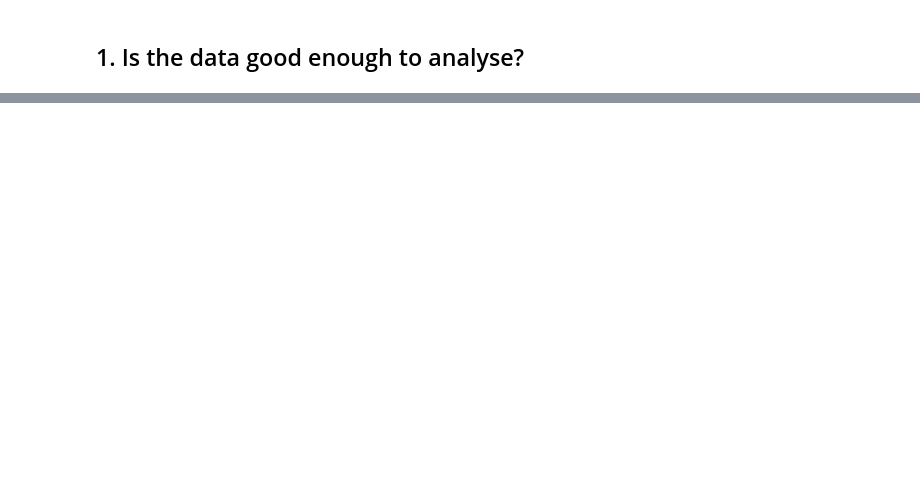
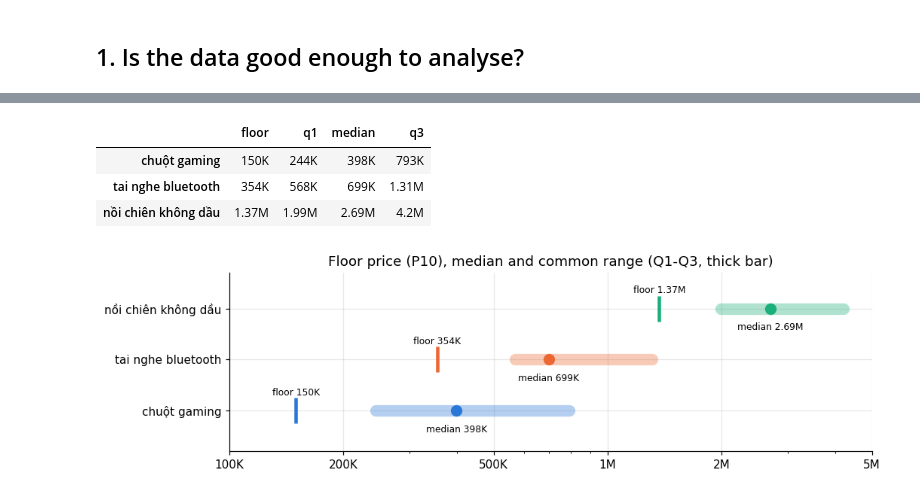
Before and after one commit to NamAnh-dev/Web-Crawler-for-E-commerce-Prices, a Jupyter notebook: notebooks/02_price_analysis.ipynb, the cells around one changed output, grey strips where cells are left out. Cells and saved outputs as stored; diff of their text form; code cells hidden in the pictures; blank space fills up the shorter version.

```diff
--- a/notebooks/02_price_analysis.ipynb
+++ b/notebooks/02_price_analysis.ipynb
@@ -185,6 +41,0 @@ Computed on normal prices only (see `analysis/pricing.py`):
-# %%
-rows = []
-for keyword, group in main.groupby("keyword", sort=False):
-    rows.append({"keyword": keyword, **price_band(group)})
-bands = pd.DataFrame(rows).set_index("keyword")[["floor", "q1", "median", "q3", "sales_weighted_median"]]
-(bands / 1000).astype(int)  # in thousand VND
@@ -545,0 +102,9 @@ This needs two snapshots one week apart, so it is not run here: the sample is a
+# %%
+df["price_flag"] = df.groupby("keyword")["price"].transform(flag_prices)
+
+rows = []
+for keyword, group in df.groupby("keyword", sort=False):
+    low, high = price_fences(group["price"])
+    rows.append({"keyword": keyword, "lowest normal price": short(low), "highest normal price": short(high),
+                 "unusual": int((group["price_flag"] != "normal").sum()), "products": len(group)})
+pd.DataFrame(rows).set_index("keyword")
@@ -545,0 +146,33 @@ This needs two snapshots one week apart, so it is not run here: the sample is a
+# %%
+normal = df[df["price_flag"] == "normal"]
+
+bands = {}
+for keyword, group in normal.groupby("keyword", sort=False):
+    bands[keyword] = reference_prices(group["price"])
+bands = pd.DataFrame(bands).T[["floor", "q1", "median", "q3"]]
+bands.map(short)
+# %% [output]
+|  | floor | q1 | median | q3 |
+| chuột gaming | 150K | 244K | 398K | 793K |
+| tai nghe bluetooth | 354K | 568K | 699K | 1.31M |
+| nồi chiên không dầu | 1.37M | 1.99M | 2.69M | 4.2M |
+# %%
+fig, ax = plt.subplots(figsize=(10, 2.8))
+for y, keyword in enumerate(bands.index):
+    band = bands.loc[keyword]
+    color = COLORS[keyword]
+    ax.plot([band["q1"], band["q3"]], [y, y], color=color, linewidth=10, alpha=0.35, solid_capstyle="round")
+    ax.plot(band["median"], y, "o", color=color, markersize=9)
+    ax.plot(band["floor"], y, "|", color=color, markersize=22, markeredgewidth=3)
+    ax.text(band["floor"], y + 0.3, f"floor {short(band['floor'])}", ha="center", fontsize=8)
+    ax.text(band["median"], y - 0.42, f"median {short(band['median'])}", ha="center", fontsize=8)
+ax.set_xscale("log")
+ax.set_xticks([100_000, 200_000, 500_000, 1_000_000, 2_000_000, 5_000_000])
+ax.xaxis.set_major_formatter(lambda x, _: short(x))
+ax.set_yticks(range(len(bands)), bands.index)
+ax.set_ylim(-0.8, len(bands) - 0.3)
+ax.set_title("Floor price (P10), median and common range (Q1-Q3, thick bar)")
+fig.savefig(FIGURES / "reference_prices.png", bbox_inches="tight")
+plt.show()
+# %% [output]
+[figure, added]
```
Also changed, not shown: parts of 62 cells of this notebook, 6 other files.
